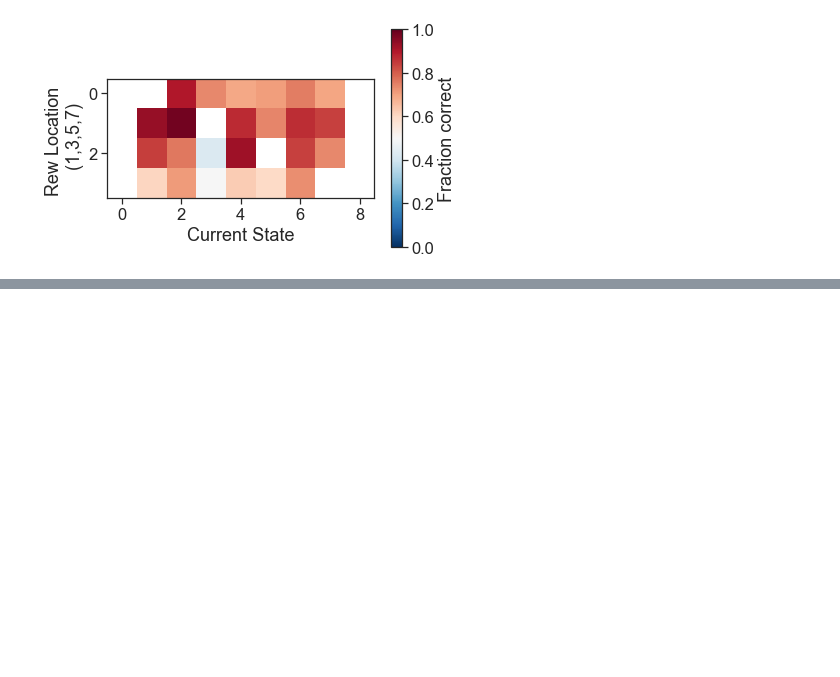
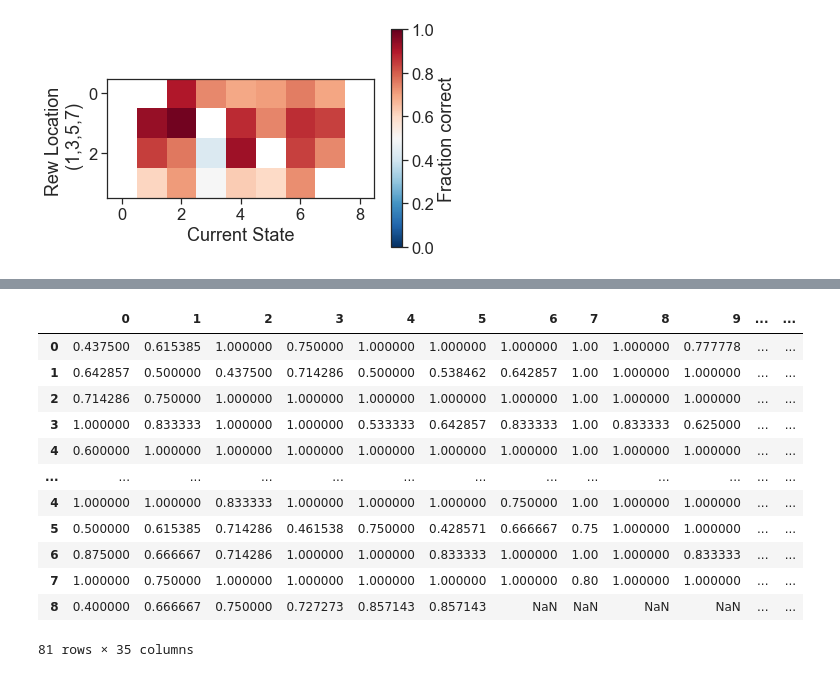
Before and after one commit to yves-weissenberger/line_loop, a Jupyter notebook: project_notebooks/line_loop/navi/analyse_line_loop_NAVI_dev_funcs.ipynb, the cells around one changed output, grey strips where cells are left out. Saved outputs shown, nothing was run; the diff lists cells and outputs as text; code cells hidden in the pictures; blank space fills up the shorter version.

```diff
--- a/project_notebooks/line_loop/navi/analyse_line_loop_NAVI_dev_funcs.ipynb
+++ b/project_notebooks/line_loop/navi/analyse_line_loop_NAVI_dev_funcs.ipynb
@@ -241,0 +262,4 @@ DF
+# %%
+score_arr = []
+# %%
+score_arr.append(score_val)
@@ -242,12 +304,21 @@ DF
 # %%
 #Trial rew change gives the trial before reward is moved
-#we want the trial after rew changes so we want +2
+#we want the decision after the trial after rew changes so we want the decision after trial +1
+score_df = pd.DataFrame()
+score_arr = np.zeros(len(DF['trial_rew_change_end'][index][0:-1]))
+for index in DF.index:
+    score_arr = np.zeros(len(DF['trial_rew_change_end'][index][0:-1]))
+    for num, rew_change in enumerate(DF['trial_rew_change_end'][index][0:-1]): #dont use "end"
+        ind = np.where(DF['rew_list'][index])[0][int(rew_change)+1]
 
-index = 0
-for rew_change in DF['trial_rew_change_end'][index][0:-1]: #dont use "end"
-    x = np.where(DF['rew_list'][index])[0][int(rew_change)+2]
+        #This gives the index of the reward when the end in terms of
+        #Do they go towards reward?
+        score_val = DF['score_list'][index][ind+1]
+        score_arr[num] = score_val
 
-    #make logic gate for which trials are used!
-    if
-    print(x)
+        #make logic gate for which trials are used!
+        #if
+        print(ind)
+
+    score_df = np.append(score_df,score_arr)
 # %% [output]
@@ -263,0 +346,3 @@ for rew_change in DF['trial_rew_change_end'][index][0:-1]: #dont use "end"
+# %%
+for num, rew_change in enumerate(DF['trial_rew_change_end'][index][0:-1]): #dont use "end"
+    print(num,rew_change)
@@ -396,3 +495,19 @@ for index in DF.index:
+# %%
+y_dat
+# %% [output]
+|  | 0 | 1 | 2 | 3 | 4 | 5 | 6 | 7 | 8 | 9 | ... | ... |
+| 0 | 0.437500 | 0.615385 | 1.000000 | 0.750000 | 1.000000 | 1.000000 | 1.000000 | 1.00 | 1.000000 | 0.777778 | ... | ... |
+| 1 | 0.642857 | 0.500000 | 0.437500 | 0.714286 | 0.500000 | 0.538462 | 0.642857 | 1.00 | 1.000000 | 1.000000 | ... | ... |
+| 2 | 0.714286 | 0.750000 | 1.000000 | 1.000000 | 1.000000 | 1.000000 | 1.000000 | 1.00 | 1.000000 | 1.000000 | ... | ... |
+| 3 | 1.000000 | 0.833333 | 1.000000 | 1.000000 | 0.533333 | 0.642857 | 0.833333 | 1.00 | 0.833333 | 0.625000 | ... | ... |
+| 4 | 0.600000 | 1.000000 | 1.000000 | 1.000000 | 1.000000 | 1.000000 | 1.000000 | 1.00 | 1.000000 | 1.000000 | ... | ... |
+| ... | ... | ... | ... | ... | ... | ... | ... | ... | ... | ... | ... | ... |
+| 4 | 1.000000 | 1.000000 | 0.833333 | 1.000000 | 1.000000 | 1.000000 | 0.750000 | 1.00 | 1.000000 | 1.000000 | ... | ... |
+| 5 | 0.500000 | 0.615385 | 0.714286 | 0.461538 | 0.750000 | 0.428571 | 0.666667 | 0.75 | 1.000000 | 1.000000 | ... | ... |
+| 6 | 0.875000 | 0.666667 | 0.714286 | 1.000000 | 1.000000 | 0.833333 | 1.000000 | 1.00 | 1.000000 | 0.833333 | ... | ... |
+| 7 | 1.000000 | 0.750000 | 1.000000 | 1.000000 | 1.000000 | 1.000000 | 1.000000 | 0.80 | 1.000000 | 1.000000 | ... | ... |
+| 8 | 0.400000 | 0.666667 | 0.750000 | 0.727273 | 0.857143 | 0.857143 | NaN | NaN | NaN | NaN | ... | ... |
+81 rows × 35 columns
 # %%
 low = 1
 num_correct = pd.DataFrame()
```
Also changed, not shown: parts of 11 cells of this notebook.
